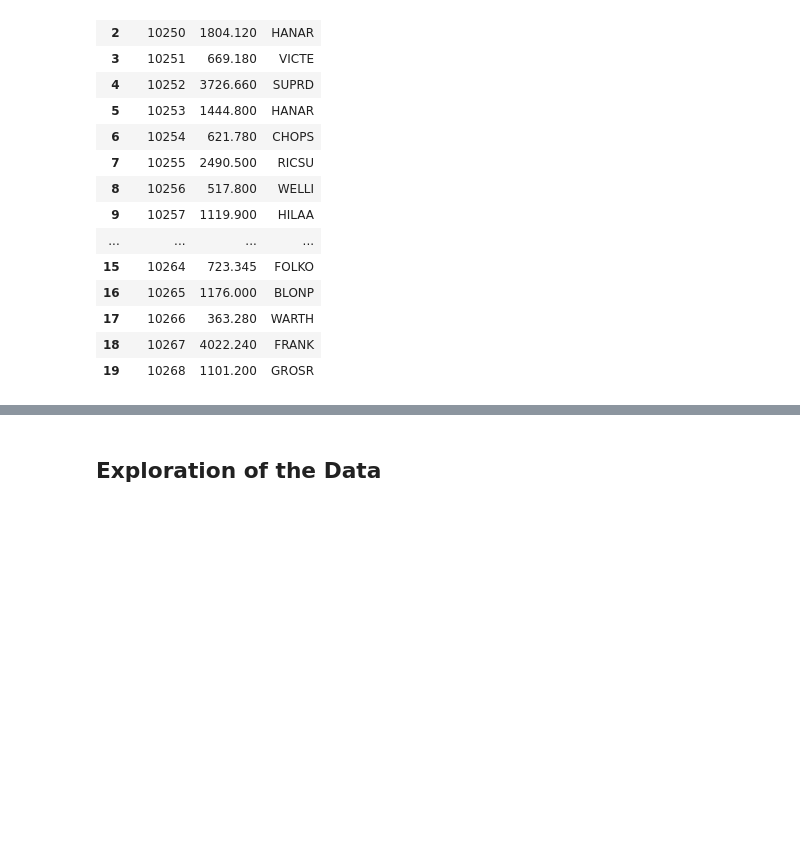
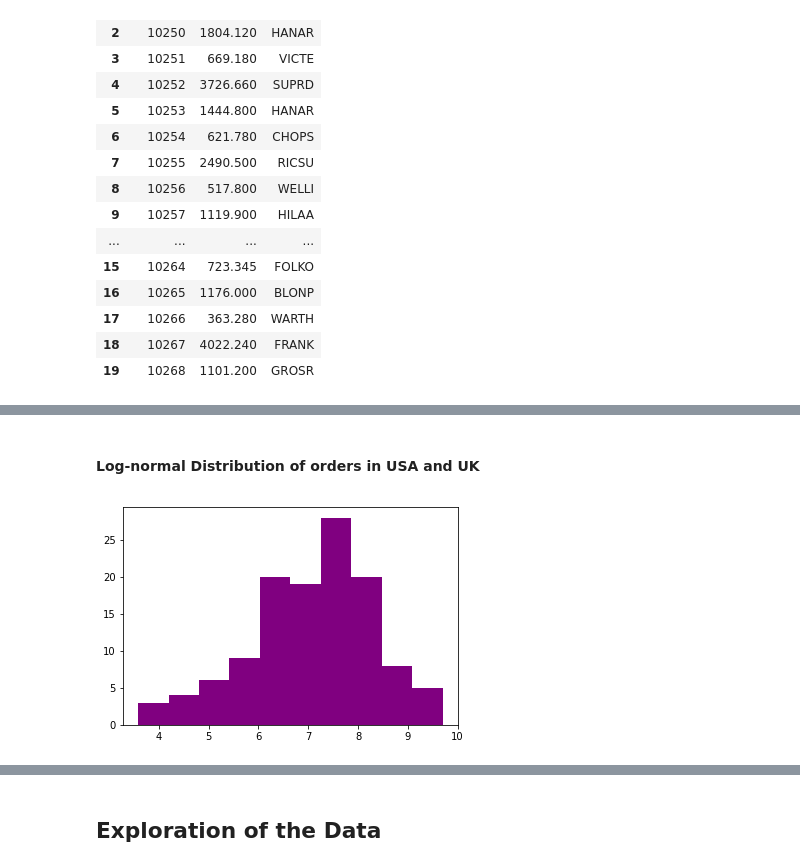
Before and after one commit to MagicMilly/dsc-2-final-project-online-ds-ft-100118, a Jupyter notebook: student.ipynb, the cells around one changed output, grey strips where cells are left out. Drawn from its saved outputs; the diff is of its cells as text; code cells hidden in the pictures; blank space fills up the shorter version.

```diff
--- a/student.ipynb
+++ b/student.ipynb
@@ -969,0 +1020,6 @@ non_usa_uk_orders.head(20)
+# %% [markdown]
+#### Log-normal Distribution of orders in USA and UK
+# %%
+plt.hist(np.log(usa_uk_orders.Total), color='purple');
+# %% [output]
+[figure, added]
```
Also changed, not shown: parts of 29 cells of this notebook.
